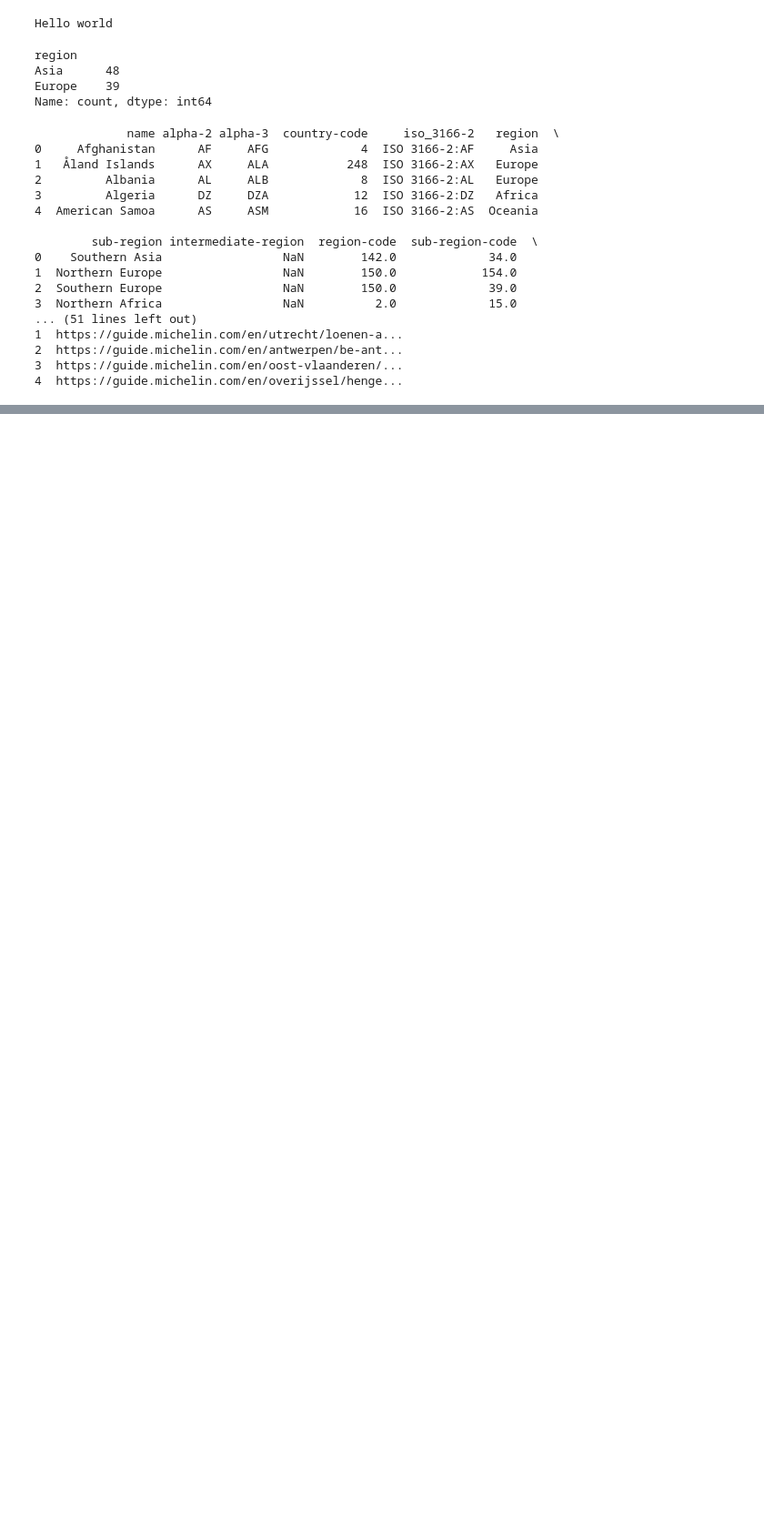
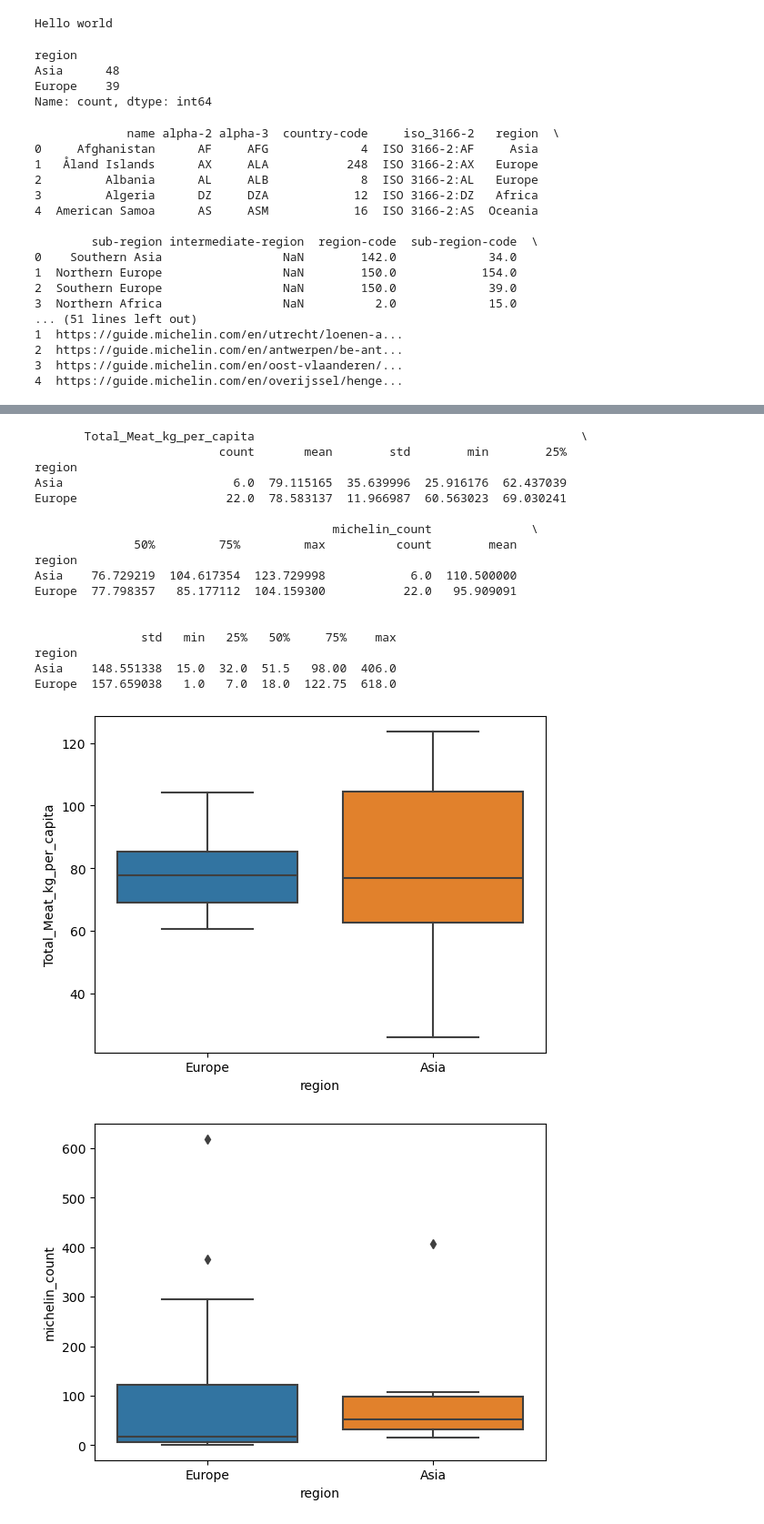
Before and after one commit to Tako870/tddm-ca, a Jupyter notebook: CA.ipynb, the cells around one changed output, grey strips where cells are left out. Shown at 91% size. Cells and saved outputs as stored; diff of their text form; code cells hidden in the pictures; blank space fills up the shorter version.

Commit message:
EDA on merged datasets

```diff
--- a/CA.ipynb
+++ b/CA.ipynb
@@ -101,0 +173,46 @@ asian_michelin = michelin[michelin['country'].isin(asian_countries)]
+# %%
+import seaborn as sns
+import matplotlib.pyplot as plt
+import pandas as pd
+
+# Load merged data
+df = pd.read_csv("merged_data.csv")
+
+# Summary statistics
+print(df.groupby("region")[["Total_Meat_kg_per_capita", "michelin_count"]].describe())
+
+# Boxplots
+sns.boxplot(x="region", y="Total_Meat_kg_per_capita", data=df)
+plt.show()
+
+sns.boxplot(x="region", y="michelin_count", data=df)
+plt.show()
+
+# Scatterplot
+sns.scatterplot(
+    data=df,
+    x="Total_Meat_kg_per_capita",
+    y="michelin_count",
+    hue="region"
+)
+plt.show()
+# %% [output]
+       Total_Meat_kg_per_capita                                              \
+                          count       mean        std        min        25%
+region
+Asia                        6.0  79.115165  35.639996  25.916176  62.437039
+Europe                     22.0  78.583137  11.966987  60.563023  69.030241
+
+                                          michelin_count              \
+              50%         75%         max          count        mean
+region
+Asia    76.729219  104.617354  123.729998            6.0  110.500000
+Europe  77.798357   85.177112  104.159300           22.0   95.909091
+
+
+               std   min   25%   50%     75%    max
+region
+Asia    148.551338  15.0  32.0  51.5   98.00  406.0
+Europe  157.659038   1.0   7.0  18.0  122.75  618.0
+[figure, added]
+[figure, added]
```
Also changed, not shown: parts of 4 cells of this notebook, 2 other files.
